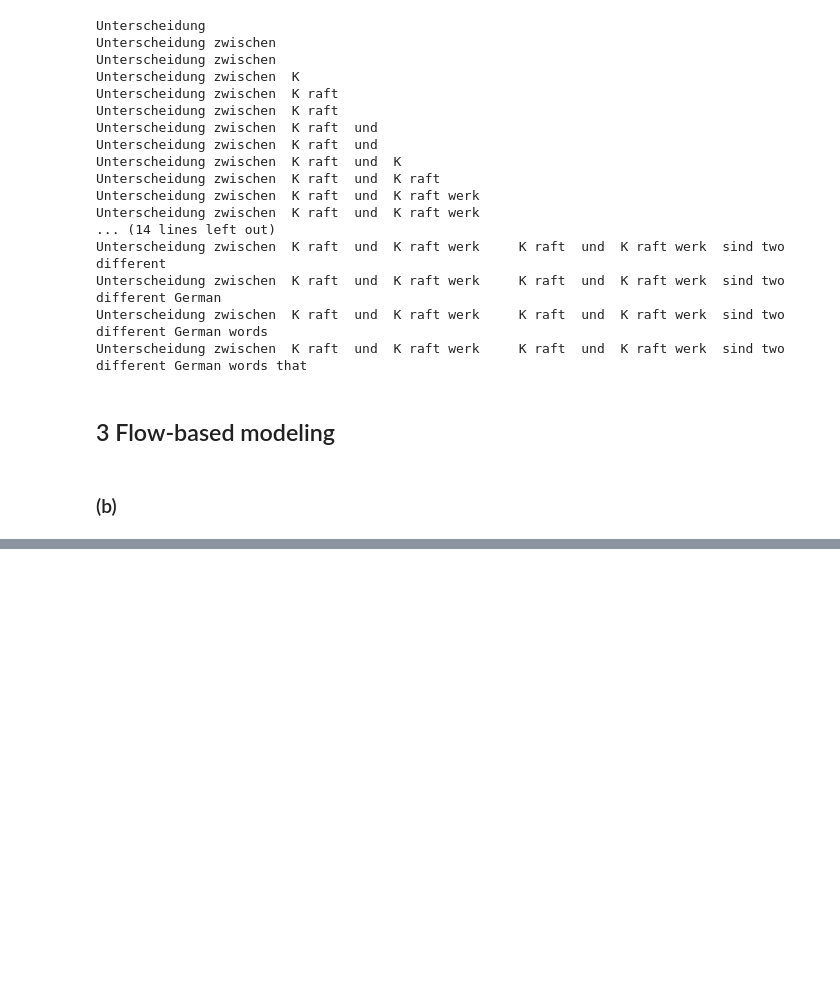
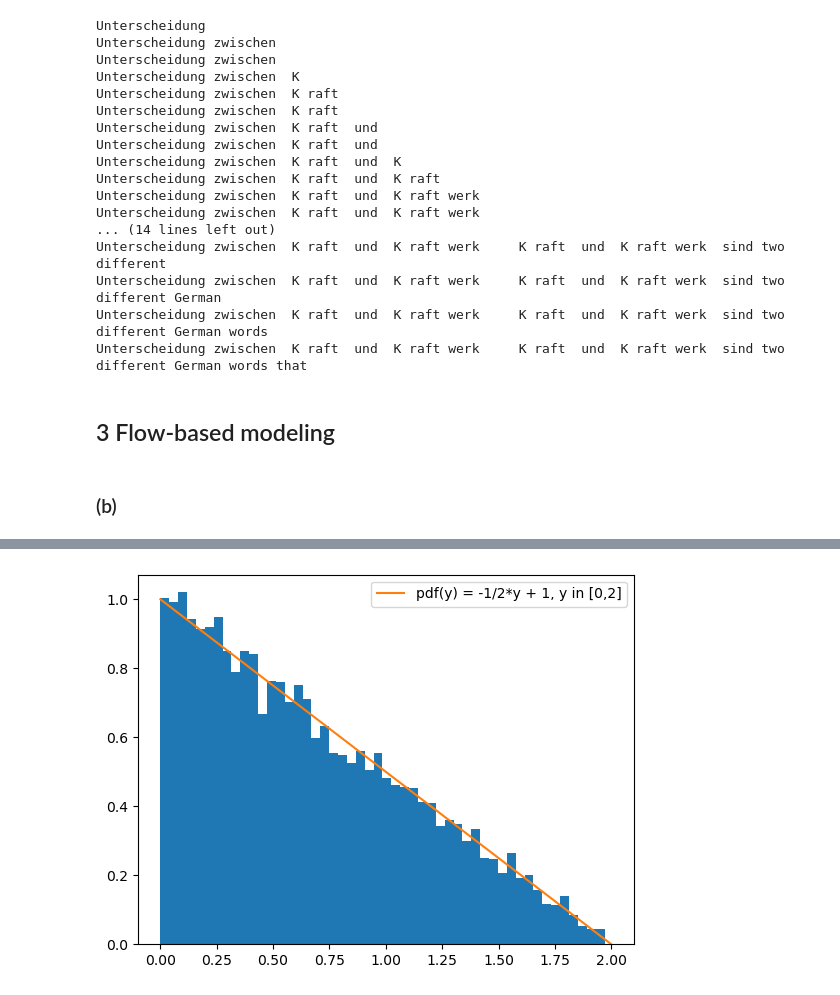
Before and after one commit to Claitos/mlph_w24, a Jupyter notebook: sheet09/Exercise09_Kusch_Reckermann_Weinreich.ipynb, the cells around one changed output, grey strips where cells are left out. Cells and saved outputs as stored; diff of their text form; code cells hidden in the pictures; blank space fills up the shorter version.

```diff
--- a/sheet09/Exercise09_Kusch_Reckermann_Weinreich.ipynb
+++ b/sheet09/Exercise09_Kusch_Reckermann_Weinreich.ipynb
@@ -156,0 +157,11 @@ plt.show()
+# %%
+def g(x):
+    return 2-x
+samples_trans = g(samples)
+x_lin = np.linspace(0, 2, 1000)
+plt.hist(samples_trans, bins=50, density=True)
+plt.plot(x_lin, -1/2 * x_lin + 1, label="pdf(y) = -1/2*y + 1, y in [0,2]")
+plt.legend()
+plt.show()
+# %% [output]
+[figure, added]
```
Also changed, not shown: parts of 2 cells of this notebook.
